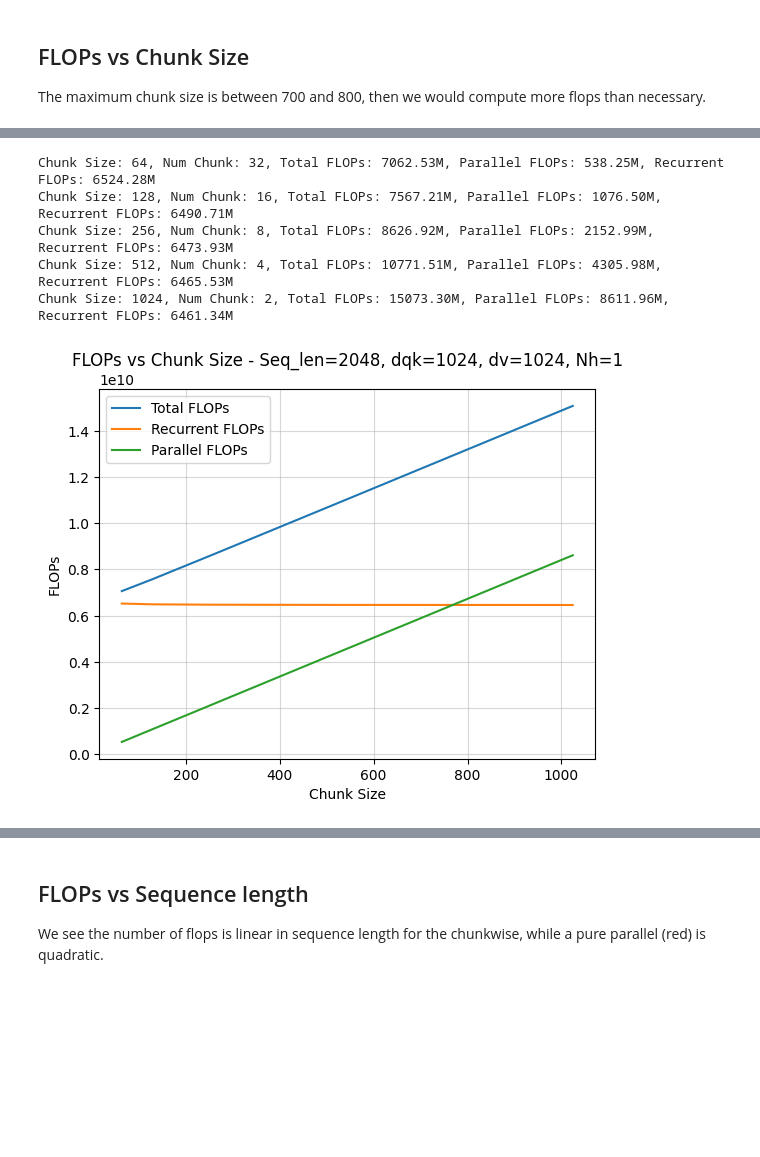
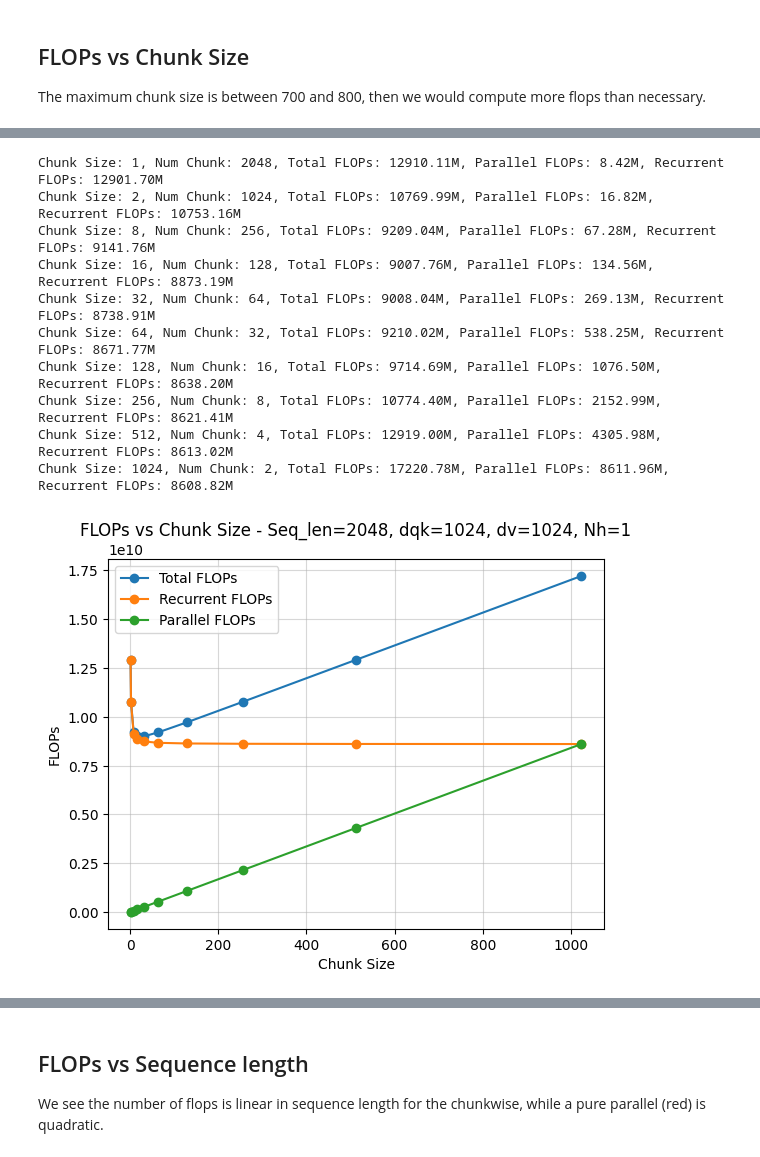
Before and after one commit to subho406/mlstm_kernels, a Jupyter notebook: notebooks/flop_counting/mlstm_cell--count_flops_by_hand.ipynb, the cells around one changed output, grey strips where cells are left out. Saved outputs shown, nothing was run; the diff lists cells and outputs as text; code cells hidden in the pictures; blank space fills up the shorter version.

```diff
--- a/notebooks/flop_counting/mlstm_cell--count_flops_by_hand.ipynb
+++ b/notebooks/flop_counting/mlstm_cell--count_flops_by_hand.ipynb
@@ -55,47 +56,6 @@ total_flops / 1e6, fw_C_flops / 1e6, fw_h_flops / 1e6
 ## FLOPs vs Chunk Size
 
 The maximum chunk size is between 700 and 800, then we would compute more flops than necessary.
-# %%
-def make_chunkwise_flop_chunksize_sweep(
-    seq_len, chunk_sizes: list[int], dqk, dv, Nh, factor_exp, factor_max, factor_mask
-):
-    num_chunks = [seq_len // chunk_size for chunk_size in chunk_sizes]
-
-    num_chunks = np.array(num_chunks)
-    chunk_sizes = np.array(chunk_sizes)
-
-    flop_results = []
-    for chunk_size, num_chunk in zip(chunk_sizes, num_chunks):
-        total_flops, fw_C_flops, fw_h_flops = count_flops_mlstm_chunkwise_fw(
-            L=chunk_size,
-            Nc=num_chunk,
-            dqk=dqk,
-            dv=dv,
-            Nh=Nh,
-            factor_exp=factor_exp,
-            factor_mask=factor_mask,
-            factor_max=factor_max,
-        )
-        flop_results.append([total_flops, fw_C_flops, fw_h_flops])
-        print(
-            f"Chunk Size: {chunk_size}, Num Chunk: {num_chunk}, Total FLOPs: {total_flops / 1e6:.2f}M, Parallel FLOPs: {fw_h_flops / 1e6:.2f}M, Recurrent FLOPs: {fw_C_flops / 1e6:.2f}M"
-        )
-
-    flop_results = np.array(flop_results)
-    fig, ax = plt.subplots()
-
-    ax.plot(chunk_sizes, flop_results[:, 0], label="Total FLOPs")
-    ax.plot(chunk_sizes, flop_results[:, 1], label="Recurrent FLOPs")
-    ax.plot(chunk_sizes, flop_results[:, 2], label="Parallel FLOPs")
-
-    ax.set_xlabel("Chunk Size")
-    ax.set_ylabel("FLOPs")
-    ax.set_title(
-        f"FLOPs vs Chunk Size - Seq_len={seq_len}, dqk={dqk}, dv={dv}, Nh={Nh}"
-    )
-    ax.grid(alpha=0.5)
-    ax.legend()
-    return fig
 # %%
 count_flops_fw_C(
     L=1024, Nc=8, dqk=1024, dv=1024, Nh=1, factor_exp=1, factor_mask=1, factor_max=1
@@ -123,21 +88,26 @@ Chunk Size: 1024, Num Chunk: 8, Total FLOPs: 60293.18M, Parallel FLOPs: 34447.83
 # %%
 fig = make_chunkwise_flop_chunksize_sweep(
     seq_len=2048,
-    chunk_sizes=[64, 128, 256, 512, 1024],
+    chunk_sizes=[1, 2, 8, 16, 32, 64, 128, 256, 512, 1024],
     dqk=1024,
     dv=1024,
     Nh=1,
     factor_exp=1,
     factor_max=1,
     factor_mask=1,
 )
 # %% [output]
-Chunk Size: 64, Num Chunk: 32, Total FLOPs: 7062.53M, Parallel FLOPs: 538.25M, Recurrent FLOPs: 6524.28M
-Chunk Size: 128, Num Chunk: 16, Total FLOPs: 7567.21M, Parallel FLOPs: 1076.50M, Recurrent FLOPs: 6490.71M
-Chunk Size: 256, Num Chunk: 8, Total FLOPs: 8626.92M, Parallel FLOPs: 2152.99M, Recurrent FLOPs: 6473.93M
-Chunk Size: 512, Num Chunk: 4, Total FLOPs: 10771.51M, Parallel FLOPs: 4305.98M, Recurrent FLOPs: 6465.53M
-Chunk Size: 1024, Num Chunk: 2, Total FLOPs: 15073.30M, Parallel FLOPs: 8611.96M, Recurrent FLOPs: 6461.34M
+Chunk Size: 1, Num Chunk: 2048, Total FLOPs: 12910.11M, Parallel FLOPs: 8.42M, Recurrent FLOPs: 12901.70M
+Chunk Size: 2, Num Chunk: 1024, Total FLOPs: 10769.99M, Parallel FLOPs: 16.82M, Recurrent FLOPs: 10753.16M
+Chunk Size: 8, Num Chunk: 256, Total FLOPs: 9209.04M, Parallel FLOPs: 67.28M, Recurrent FLOPs: 9141.76M
+Chunk Size: 16, Num Chunk: 128, Total FLOPs: 9007.76M, Parallel FLOPs: 134.56M, Recurrent FLOPs: 8873.19M
+Chunk Size: 32, Num Chunk: 64, Total FLOPs: 9008.04M, Parallel FLOPs: 269.13M, Recurrent FLOPs: 8738.91M
+Chunk Size: 64, Num Chunk: 32, Total FLOPs: 9210.02M, Parallel FLOPs: 538.25M, Recurrent FLOPs: 8671.77M
+Chunk Size: 128, Num Chunk: 16, Total FLOPs: 9714.69M, Parallel FLOPs: 1076.50M, Recurrent FLOPs: 8638.20M
+Chunk Size: 256, Num Chunk: 8, Total FLOPs: 10774.40M, Parallel FLOPs: 2152.99M, Recurrent FLOPs: 8621.41M
+Chunk Size: 512, Num Chunk: 4, Total FLOPs: 12919.00M, Parallel FLOPs: 4305.98M, Recurrent FLOPs: 8613.02M
+Chunk Size: 1024, Num Chunk: 2, Total FLOPs: 17220.78M, Parallel FLOPs: 8611.96M, Recurrent FLOPs: 8608.82M
-[figure, old version]
+[figure, new version]
 # %%
 fig = make_chunkwise_flop_chunksize_sweep(
     seq_len=8192,
```
Also changed, not shown: parts of 8 cells of this notebook, 8 other files.
